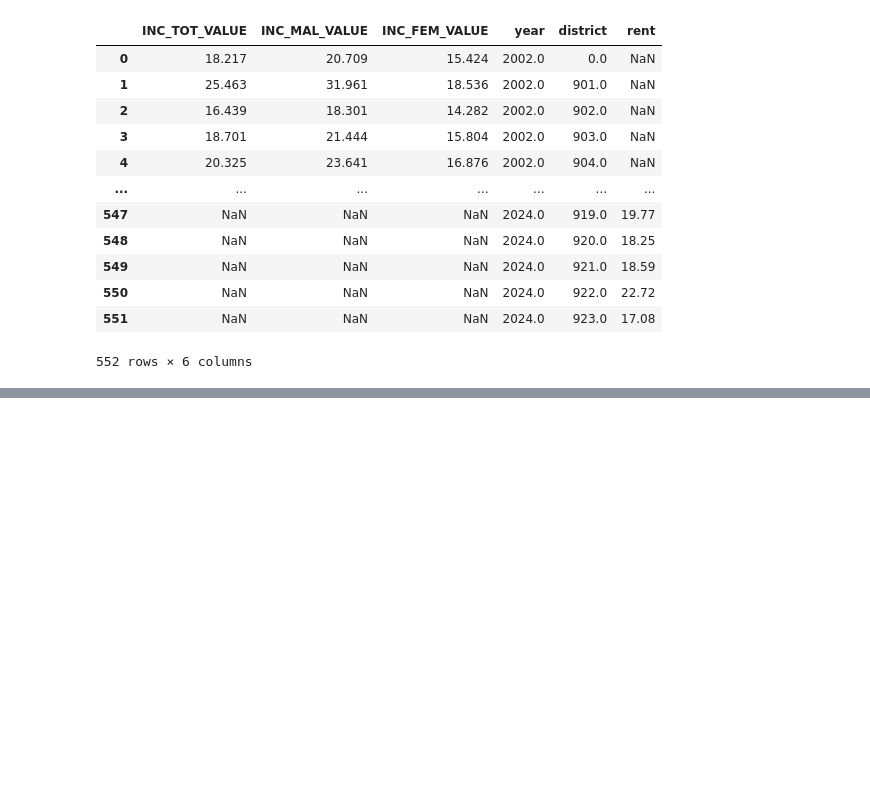
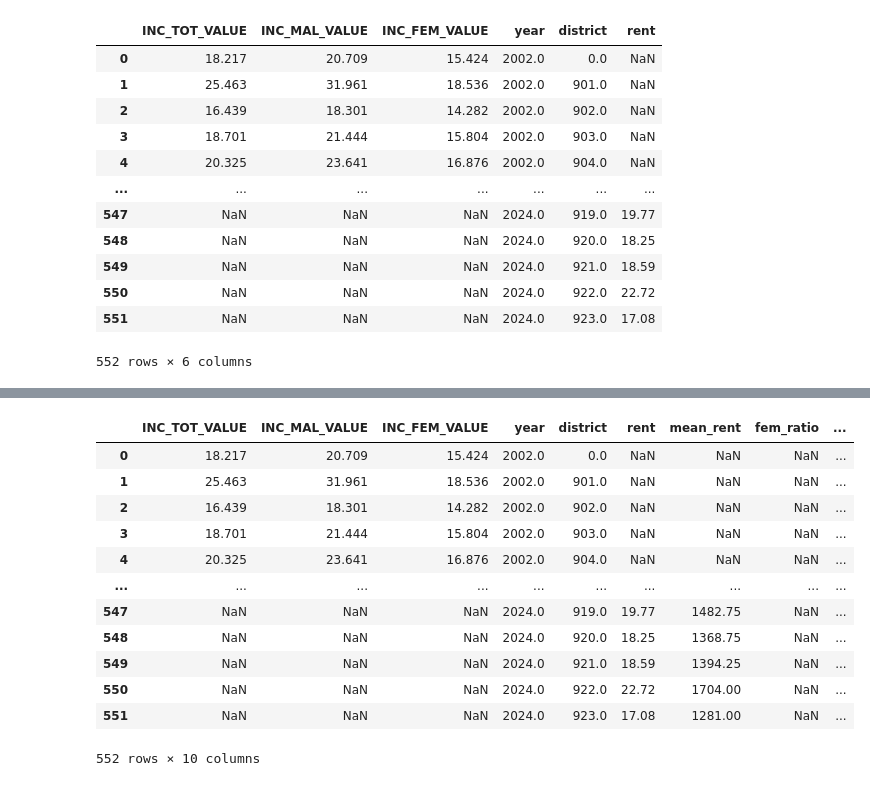
Before and after one commit to JonasUnruh/InfoVis_Dashboard, a Jupyter notebook: rent_data_pre.ipynb, the cells around one changed output, grey strips where cells are left out. Saved outputs shown, nothing was run; the diff lists cells and outputs as text; code cells hidden in the pictures; blank space fills up the shorter version.

```diff
--- a/rent_data_pre.ipynb
+++ b/rent_data_pre.ipynb
@@ -8,7 +8,7 @@ df = pd.DataFrame()
 for i in range(1, 24):
     tempdf = pd.DataFrame(columns=["year", "district", "rent"])
     tempdf["year"] = range(2012, 2025)
-    with open("./data/rent_data/" + str(i) + ".json", "r") as f:
+    with open("./assets/data/rent_data/" + str(i) + ".json", "r") as f:
         text = json.loads(f.read())
 
     rows = text["Trends"]["TrendChart"]["Rows"]
@@ -56,6 +56,6 @@ df.to_csv("./data/average_rent_sqm.csv")
 # %%
-income_df = pd.read_csv("./data/vie-bez-biz-ecn-inc-sex-2002f.csv", sep=";", skiprows=1, usecols=[1,3,5,6,7])
-rent_df = pd.read_csv("./data/average_rent_sqm.csv", index_col=0)
+income_df = pd.read_csv("./assets/data/vie-bez-biz-ecn-inc-sex-2002f.csv", sep=";", skiprows=1, usecols=[1,3,5,6,7])
+rent_df = pd.read_csv("./assets/data/average_rent_sqm.csv", index_col=0)
 # %%
 rent_df
 # %% [output]
@@ -134,3 +134,6 @@ df
 | 550 | NaN | NaN | NaN | 2024.0 | 922.0 | 22.72 |
 | 551 | NaN | NaN | NaN | 2024.0 | 923.0 | 17.08 |
 552 rows × 6 columns
+# %%
+df["mean_rent"] = df["rent"] * 75
+df
@@ -137 +154,20 @@ df
+# %%
+df["fem_ratio"] = (df["mean_rent"] * 12) / (df["INC_FEM_VALUE"] * 1000)
+df["mal_ratio"] = (df["mean_rent"] * 12) / (df["INC_MAL_VALUE"] * 1000)
+df["tot_ratio"] = (df["mean_rent"] * 12) / (df["INC_TOT_VALUE"] * 1000)
+df
+# %% [output]
+|  | INC_TOT_VALUE | INC_MAL_VALUE | INC_FEM_VALUE | year | district | rent | mean_rent | fem_ratio | ... |
+| 0 | 18.217 | 20.709 | 15.424 | 2002.0 | 0.0 | NaN | NaN | NaN | ... |
+| 1 | 25.463 | 31.961 | 18.536 | 2002.0 | 901.0 | NaN | NaN | NaN | ... |
+| 2 | 16.439 | 18.301 | 14.282 | 2002.0 | 902.0 | NaN | NaN | NaN | ... |
+| 3 | 18.701 | 21.444 | 15.804 | 2002.0 | 903.0 | NaN | NaN | NaN | ... |
+| 4 | 20.325 | 23.641 | 16.876 | 2002.0 | 904.0 | NaN | NaN | NaN | ... |
+| ... | ... | ... | ... | ... | ... | ... | ... | ... | ... |
+| 547 | NaN | NaN | NaN | 2024.0 | 919.0 | 19.77 | 1482.75 | NaN | ... |
+| 548 | NaN | NaN | NaN | 2024.0 | 920.0 | 18.25 | 1368.75 | NaN | ... |
+| 549 | NaN | NaN | NaN | 2024.0 | 921.0 | 18.59 | 1394.25 | NaN | ... |
+| 550 | NaN | NaN | NaN | 2024.0 | 922.0 | 22.72 | 1704.00 | NaN | ... |
+| 551 | NaN | NaN | NaN | 2024.0 | 923.0 | 17.08 | 1281.00 | NaN | ... |
+552 rows × 10 columns
 # %%
```
Also changed, not shown: parts of 3 cells of this notebook, 5 other files.
